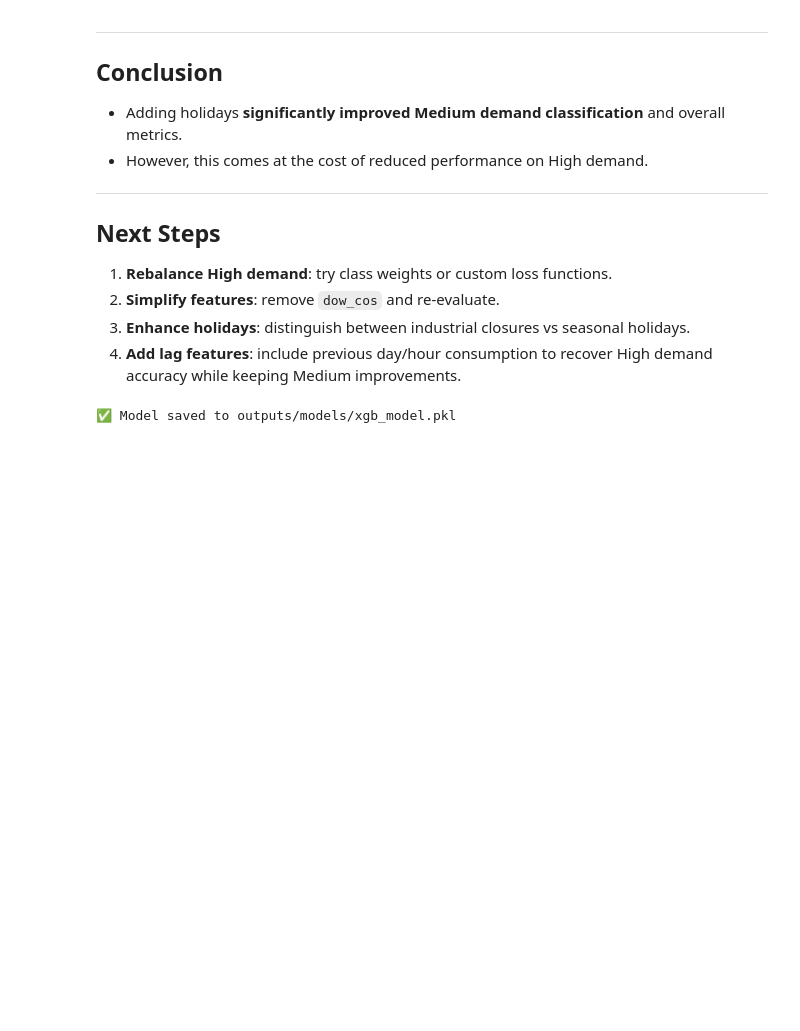
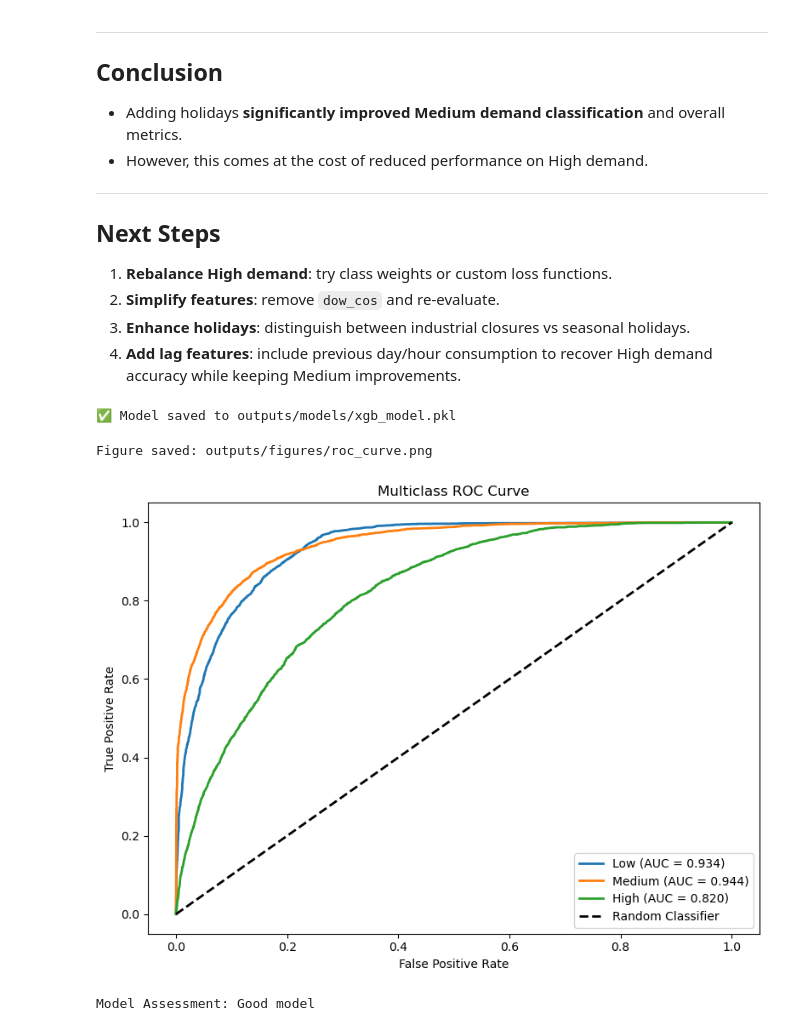
Before and after one commit to FedorSulaev/energy-demand-classifier, a Jupyter notebook: notebooks/07_feature_refinement_and_assumption_testing.ipynb, the cells around one changed output. Cells and saved outputs as stored; diff of their text form; code cells hidden in the pictures; blank space fills up the shorter version.

```diff
--- a/notebooks/07_feature_refinement_and_assumption_testing.ipynb
+++ b/notebooks/07_feature_refinement_and_assumption_testing.ipynb
@@ -321,0 +377,7 @@ print("✅ Model saved to outputs/models/xgb_model.pkl")
+# %%
+roc_aucs, macro_auc = multiclass_roc_analysis(xgb, X_test, y_test, labels)
+print(f"Model Assessment: {interpret_auc(macro_auc)}")
+# %% [output]
+Figure saved: outputs/figures/roc_curve.png
+[figure, added]
+Model Assessment: Good model
```
Also changed, not shown: parts of 3 cells of this notebook, 9 other files.
